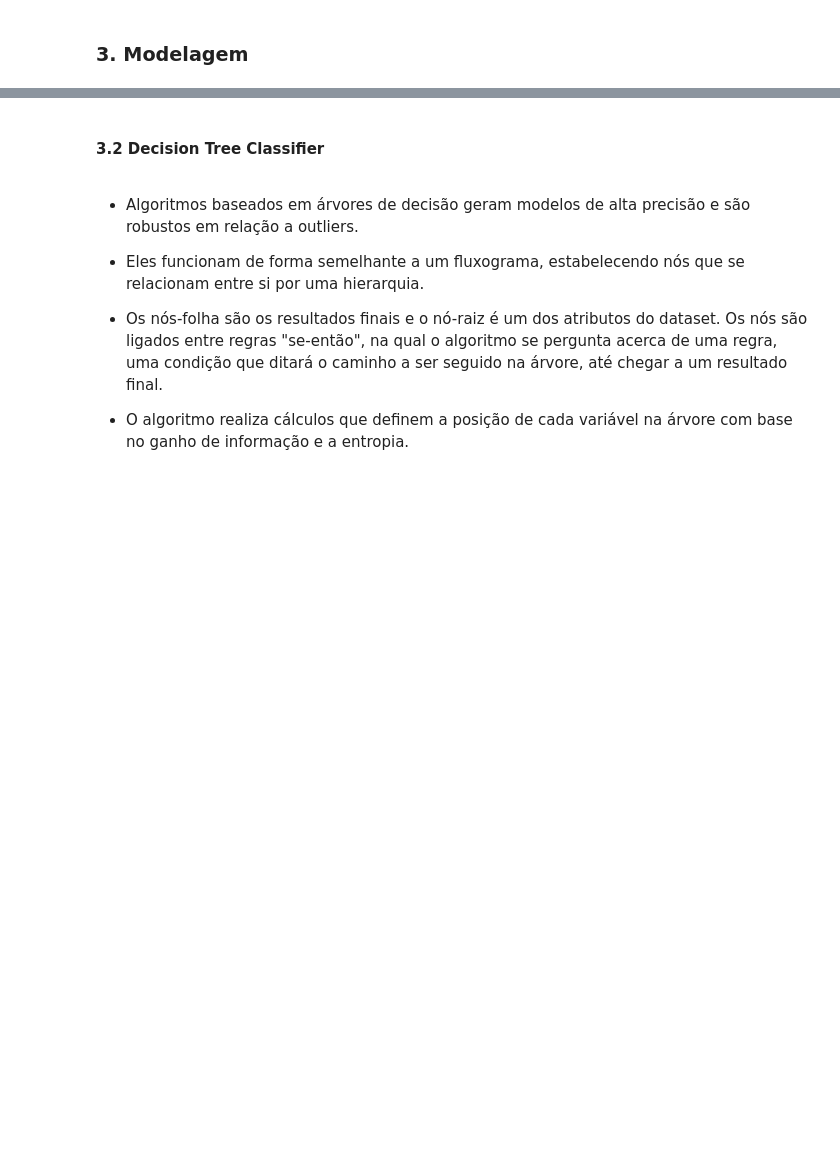
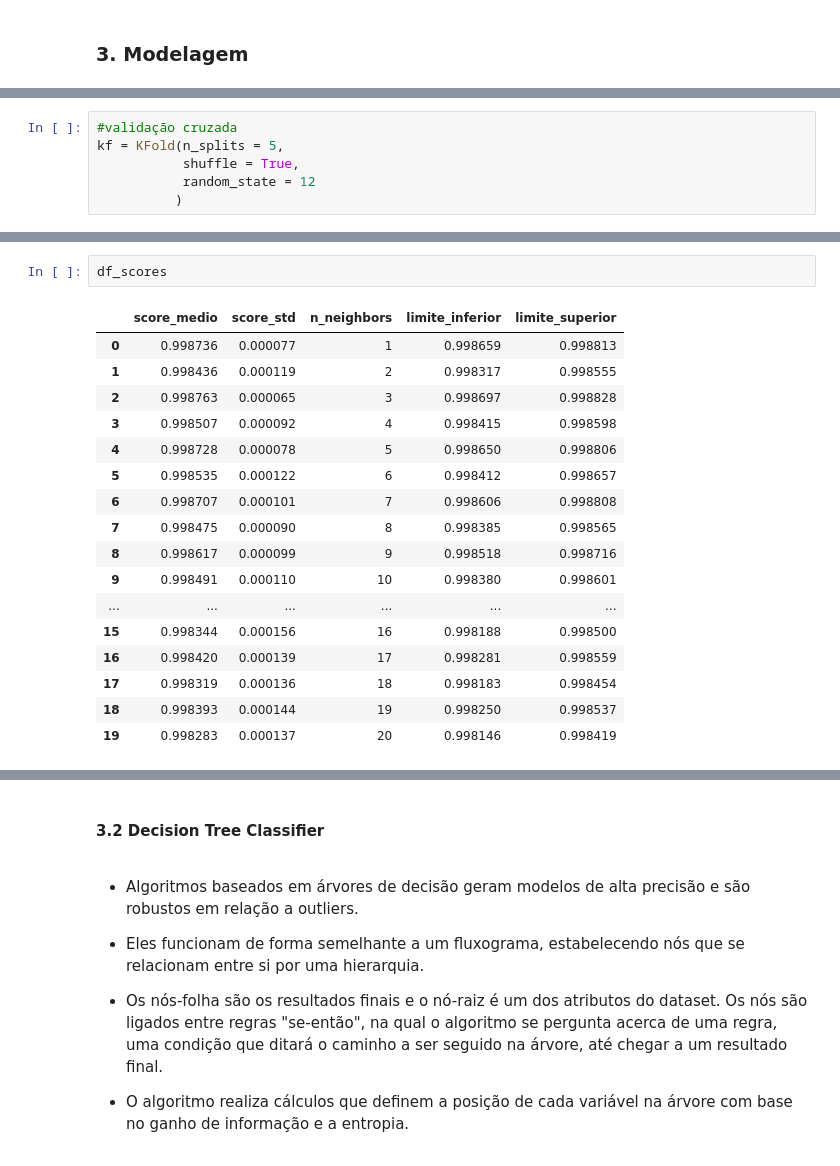
Before and after one commit to eusobergsu/credit_card_fraud, a Jupyter notebook: credit_card.ipynb, the cells around one changed output, grey strips where cells are left out. Drawn from its saved outputs; the diff is of its cells as text; blank space fills up the shorter version.

```diff
--- a/credit_card.ipynb
+++ b/credit_card.ipynb
@@ -168,0 +243,6 @@ X_train, X_test, y_train, y_test = train_test_split(X, y, random_state=42)
+# %%
+#validação cruzada
+kf = KFold(n_splits = 5,
+           shuffle = True,
+           random_state = 12
+          )
@@ -168,0 +314,20 @@ X_train, X_test, y_train, y_test = train_test_split(X, y, random_state=42)
+# %%
+df_scores
+# %% [output]
+|  | score_medio | score_std | n_neighbors | limite_inferior | limite_superior |
+| 0 | 0.998736 | 0.000077 | 1 | 0.998659 | 0.998813 |
+| 1 | 0.998436 | 0.000119 | 2 | 0.998317 | 0.998555 |
+| 2 | 0.998763 | 0.000065 | 3 | 0.998697 | 0.998828 |
+| 3 | 0.998507 | 0.000092 | 4 | 0.998415 | 0.998598 |
+| 4 | 0.998728 | 0.000078 | 5 | 0.998650 | 0.998806 |
+| 5 | 0.998535 | 0.000122 | 6 | 0.998412 | 0.998657 |
+| 6 | 0.998707 | 0.000101 | 7 | 0.998606 | 0.998808 |
+| 7 | 0.998475 | 0.000090 | 8 | 0.998385 | 0.998565 |
+| 8 | 0.998617 | 0.000099 | 9 | 0.998518 | 0.998716 |
+| 9 | 0.998491 | 0.000110 | 10 | 0.998380 | 0.998601 |
+| ... | ... | ... | ... | ... | ... |
+| 15 | 0.998344 | 0.000156 | 16 | 0.998188 | 0.998500 |
+| 16 | 0.998420 | 0.000139 | 17 | 0.998281 | 0.998559 |
+| 17 | 0.998319 | 0.000136 | 18 | 0.998183 | 0.998454 |
+| 18 | 0.998393 | 0.000144 | 19 | 0.998250 | 0.998537 |
+| 19 | 0.998283 | 0.000137 | 20 | 0.998146 | 0.998419 |
```
Also changed, not shown: parts of 36 cells of this notebook.
